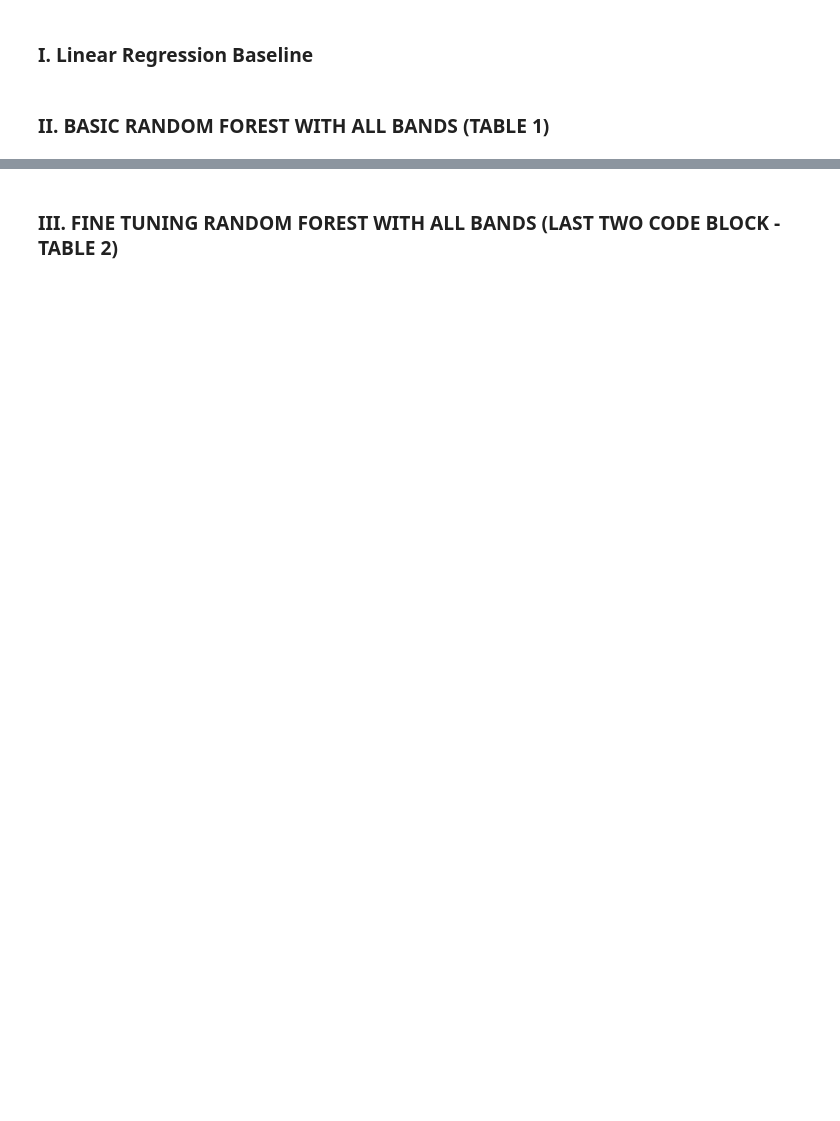
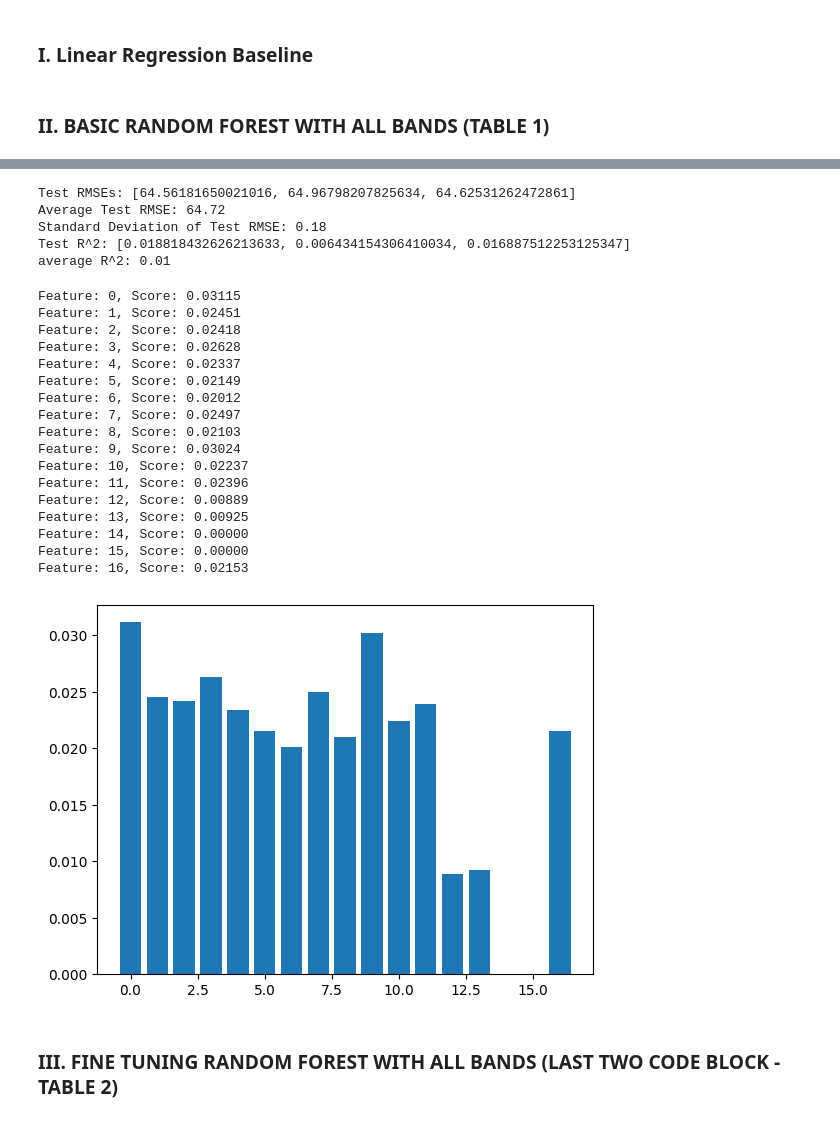
Before and after one commit to heath3rq/ML_Machine-Learning-Biomass-Density-Estimation, a Jupyter notebook: random_forest.ipynb, the cells around one changed output, grey strips where cells are left out. Cells and saved outputs as stored; diff of their text form; code cells hidden in the pictures; blank space fills up the shorter version.

```diff
--- a/random_forest.ipynb
+++ b/random_forest.ipynb
@@ -32,15 +33,15 @@ from sklearn.model_selection import PredefinedSplit
 # y_test = pd.read_csv('yTopTestTrain.csv').drop(columns=['Unnamed: 0']).to_numpy().ravel()
 # %%
 X_train = np.loadtxt("X_train.txt")
-x_train_wo_evi = X_train[:, :256]
+x_train_wo_evi = X_train[:, :48]
 y_train = np.loadtxt('y_train.txt')
 
 X_val = np.loadtxt("X_val.txt")
-x_val_wo_evi = X_val[:, :256]
+x_val_wo_evi = X_val[:, :48]
 y_val = np.loadtxt('y_val.txt')
 
 X_test = np.loadtxt("X_test.txt")
-x_test_wo_evi = X_test[:, :256]
+x_test_wo_evi = X_test[:, :48]
 y_test = np.loadtxt('y_test.txt')
 
 
@@ -49,7 +50,7 @@ y_test = np.loadtxt('y_test.txt')
 # Also, for the final performance evaluation, train on all of
 # the training AND validation data
 X_train_plus_val = np.concatenate((X_train, X_val), axis=0)
-x_train_plus_val_wo_evi = X_train_plus_val[:, :256]
+x_train_plus_val_wo_evi = X_train_plus_val[:, :48]
 y_train_plus_val = np.concatenate((y_train, y_val), axis=0)
 # Create a predefined train/test split for RandomSearchCV
 validation_fold = np.concatenate((-1 * np.ones(len(y_train)), np.zeros(len(y_val))))
@@ -126,3 +212,57 @@ Test RMSE: 67.43369192452265
+# %%
+# Run DEFAULT RANDOM FOREST WITH ALL BANDS including EVI three times
+# to get the average test RMSE and standard deviation of the RMSE for the default random forest model
+rmse_lst_2 = []
+r_2_lst_2 = []
+
+for i in range(3):
+    rf_model_evi = RandomForestRegressor().fit(X_train, y_train)
+    rmse_lst_2.append(np.sqrt(mse(y_test, rf_model_evi.predict(X_test))))
+    r_2_lst_2.append(rf_model_evi.score(X_test, y_test))
+
+#calculate standard deviation of RMSE
+std_2 = np.std(rmse_lst_2)
+print(f"""
+Test RMSEs: {rmse_lst_2}
+Average Test RMSE: {np.mean(rmse_lst_2):.2f}
+Standard Deviation of Test RMSE: {std_2:.2f}
+Test R^2: {r_2_lst_2}
+average R^2: {np.mean(r_2_lst_2):.2f}
+""")
+# %% [output]
+Test RMSEs: [64.56181650021016, 64.96798207825634, 64.62531262472861]
+Average Test RMSE: 64.72
+Standard Deviation of Test RMSE: 0.18
+Test R^2: [0.018818432626213633, 0.006434154306410034, 0.016887512253125347]
+average R^2: 0.01
+# %%
+importance = rf_model_evi.feature_importances_.reshape(17,-1).mean(axis=1)
+# %%
+# summarize feature importance
+for i,v in enumerate(importance):
+ print('Feature: %0d, Score: %.5f' % (i,v))
+# plot feature importance
+plt.bar([x for x in range(len(importance))], importance)
+plt.show()
+# %% [output]
+Feature: 0, Score: 0.03115
+Feature: 1, Score: 0.02451
+Feature: 2, Score: 0.02418
+Feature: 3, Score: 0.02628
+Feature: 4, Score: 0.02337
+Feature: 5, Score: 0.02149
+Feature: 6, Score: 0.02012
+Feature: 7, Score: 0.02497
+Feature: 8, Score: 0.02103
+Feature: 9, Score: 0.03024
+Feature: 10, Score: 0.02237
+Feature: 11, Score: 0.02396
+Feature: 12, Score: 0.00889
+Feature: 13, Score: 0.00925
+Feature: 14, Score: 0.00000
+Feature: 15, Score: 0.00000
+Feature: 16, Score: 0.02153
+[figure, added]
 # %% [markdown]
 ### III. FINE TUNING RANDOM FOREST WITH ALL BANDS (LAST TWO CODE BLOCK - TABLE 2)
 # %%
```
Also changed, not shown: parts of 63 cells of this notebook.
